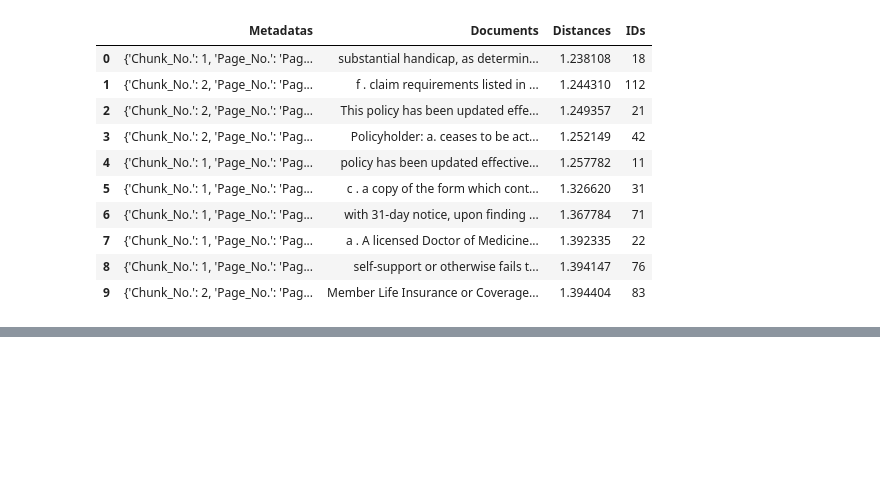
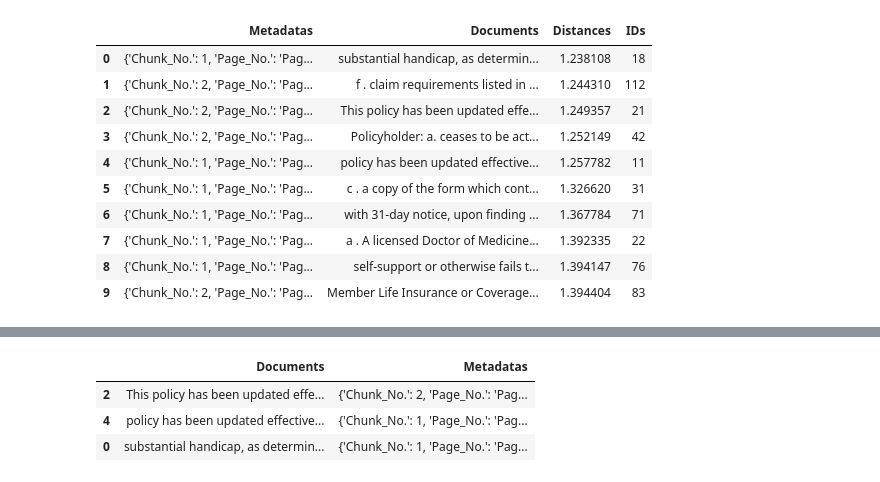
Before and after one commit to ashitajain/HelpMate_AI, a Jupyter notebook: Mr.HelpMate AI.ipynb, the cells around one changed output, grey strips where cells are left out. Drawn from its saved outputs; the diff is of its cells as text; code cells hidden in the pictures; blank space fills up the shorter version.

```diff
--- a/Mr.HelpMate AI.ipynb
+++ b/Mr.HelpMate AI.ipynb
@@ -633,0 +696,8 @@ results_df
+# %%
+top_3_RAG = top_3_rerank[["Documents", "Metadatas"]][:3]
+top_3_RAG
+# %% [output]
+|  | Documents | Metadatas |
+| 2 | This policy has been updated effe... | {'Chunk_No.': 2, 'Page_No.': 'Pag... |
+| 4 | policy has been updated effective... | {'Chunk_No.': 1, 'Page_No.': 'Pag... |
+| 0 | substantial handicap, as determin... | {'Chunk_No.': 1, 'Page_No.': 'Pag... |
```
Also changed, not shown: parts of 10 cells of this notebook.
